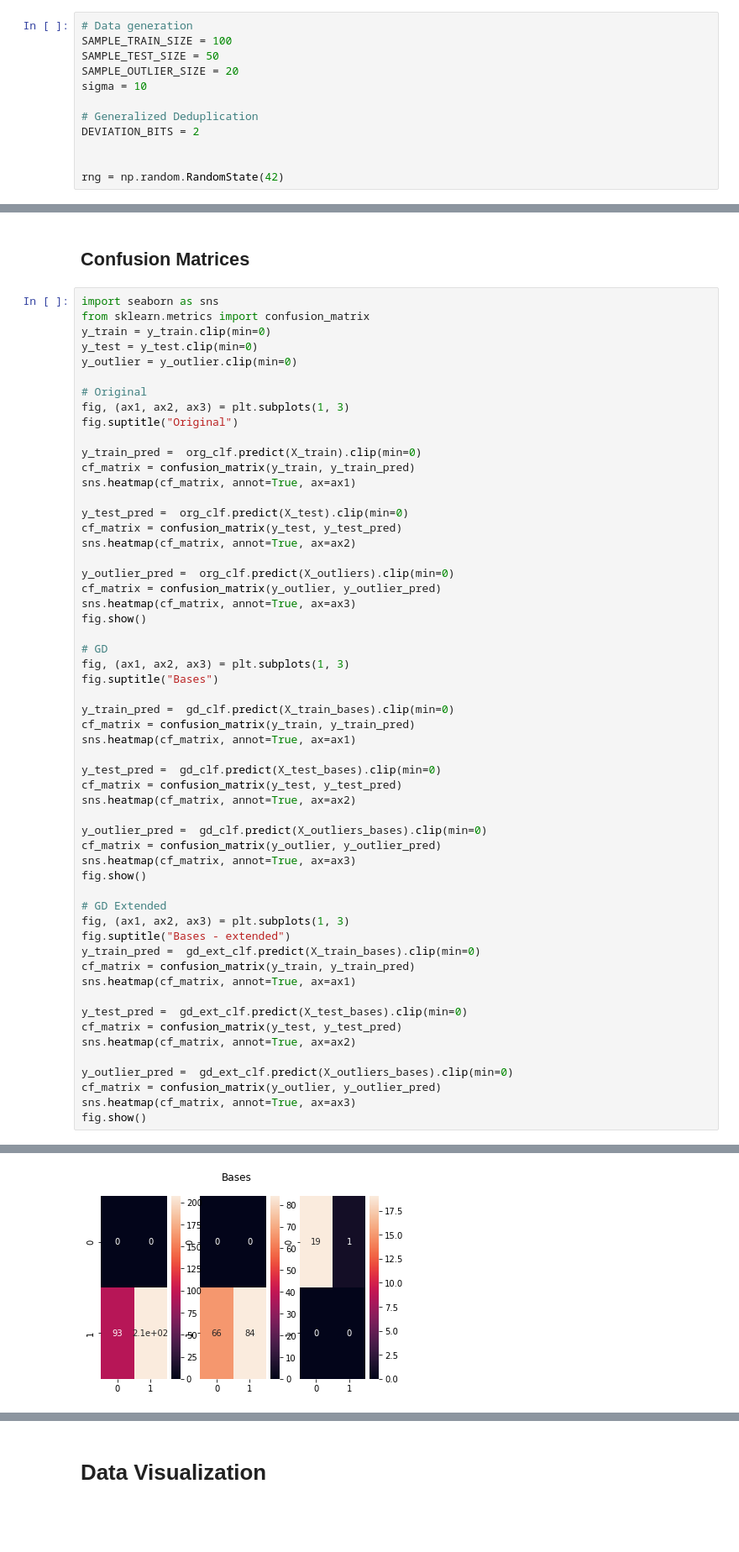
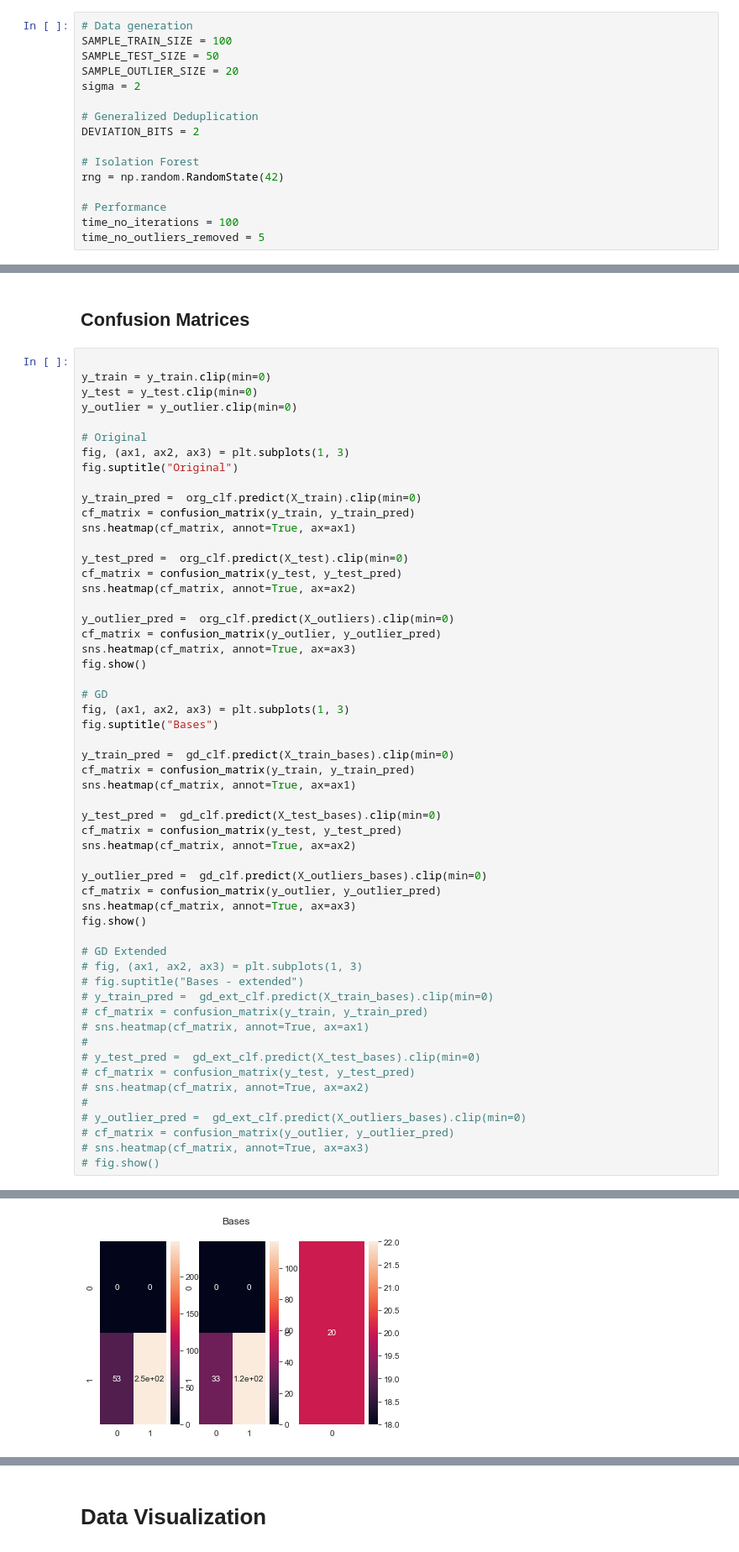
Before and after one commit to mlRosenquist/au-mlr-research-and-development-dedup, a Jupyter notebook: src/synthetic-dataset-2d.ipynb, the cells around one changed output, grey strips where cells are left out. Shown: that part at 84% size. Drawn from its saved outputs; the diff is of its cells as text; blank space fills up the shorter version.

```diff
--- a/src/synthetic-dataset-2d.ipynb
+++ b/src/synthetic-dataset-2d.ipynb
@@ -21,13 +23,17 @@ from sklearn.ensemble import IsolationForest
 SAMPLE_TRAIN_SIZE = 100
 SAMPLE_TEST_SIZE = 50
 SAMPLE_OUTLIER_SIZE = 20
-sigma = 10
+sigma = 2
 
 # Generalized Deduplication
 DEVIATION_BITS = 2
 
+# Isolation Forest
+rng = np.random.RandomState(42)
 
-rng = np.random.RandomState(42)
+# Performance
+time_no_iterations = 100
+time_no_outliers_removed = 5
 # %% [markdown]
 # Load Data
 # %% [markdown]
@@ -343,8 +365,7 @@ performance
 # %% [markdown]
 ## Confusion Matrices
 # %%
-import seaborn as sns
-from sklearn.metrics import confusion_matrix
+
 y_train = y_train.clip(min=0)
 y_test = y_test.clip(min=0)
 y_outlier = y_outlier.clip(min=0)
@@ -384,18 +405,18 @@ sns.heatmap(cf_matrix, annot=True, ax=ax3)
 fig.show()
 
 # GD Extended
-fig, (ax1, ax2, ax3) = plt.subplots(1, 3)
-fig.suptitle("Bases - extended")
-y_train_pred =  gd_ext_clf.predict(X_train_bases).clip(min=0)
-cf_matrix = confusion_matrix(y_train, y_train_pred)
-sns.heatmap(cf_matrix, annot=True, ax=ax1)
-
-y_test_pred =  gd_ext_clf.predict(X_test_bases).clip(min=0)
-cf_matrix = confusion_matrix(y_test, y_test_pred)
-sns.heatmap(cf_matrix, annot=True, ax=ax2)
-
-y_outlier_pred =  gd_ext_clf.predict(X_outliers_bases).clip(min=0)
-cf_matrix = confusion_matrix(y_outlier, y_outlier_pred)
-sns.heatmap(cf_matrix, annot=True, ax=ax3)
-fig.show()
+# fig, (ax1, ax2, ax3) = plt.subplots(1, 3)
+# fig.suptitle("Bases - extended")
+# y_train_pred =  gd_ext_clf.predict(X_train_bases).clip(min=0)
+# cf_matrix = confusion_matrix(y_train, y_train_pred)
+# sns.heatmap(cf_matrix, annot=True, ax=ax1)
+#
+# y_test_pred =  gd_ext_clf.predict(X_test_bases).clip(min=0)
+# cf_matrix = confusion_matrix(y_test, y_test_pred)
+# sns.heatmap(cf_matrix, annot=True, ax=ax2)
+#
+# y_outlier_pred =  gd_ext_clf.predict(X_outliers_bases).clip(min=0)
+# cf_matrix = confusion_matrix(y_outlier, y_outlier_pred)
+# sns.heatmap(cf_matrix, annot=True, ax=ax3)
+# fig.show()
 # %% [output]
@@ -403 +424 @@ fig.show()
-[figure, old version]
+[figure, new version]
```
Also changed, not shown: parts of 20 cells of this notebook, 25 other files.
